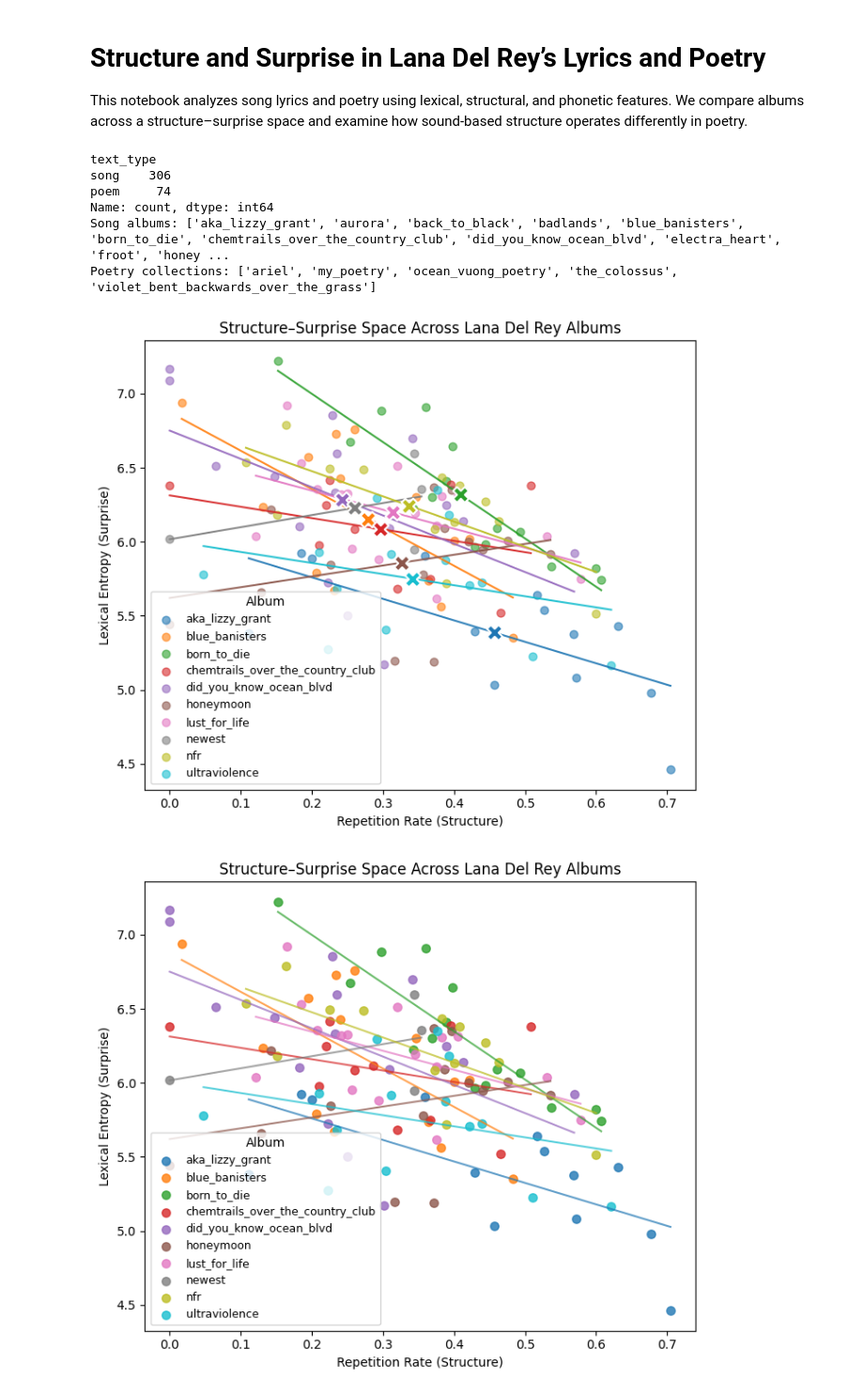
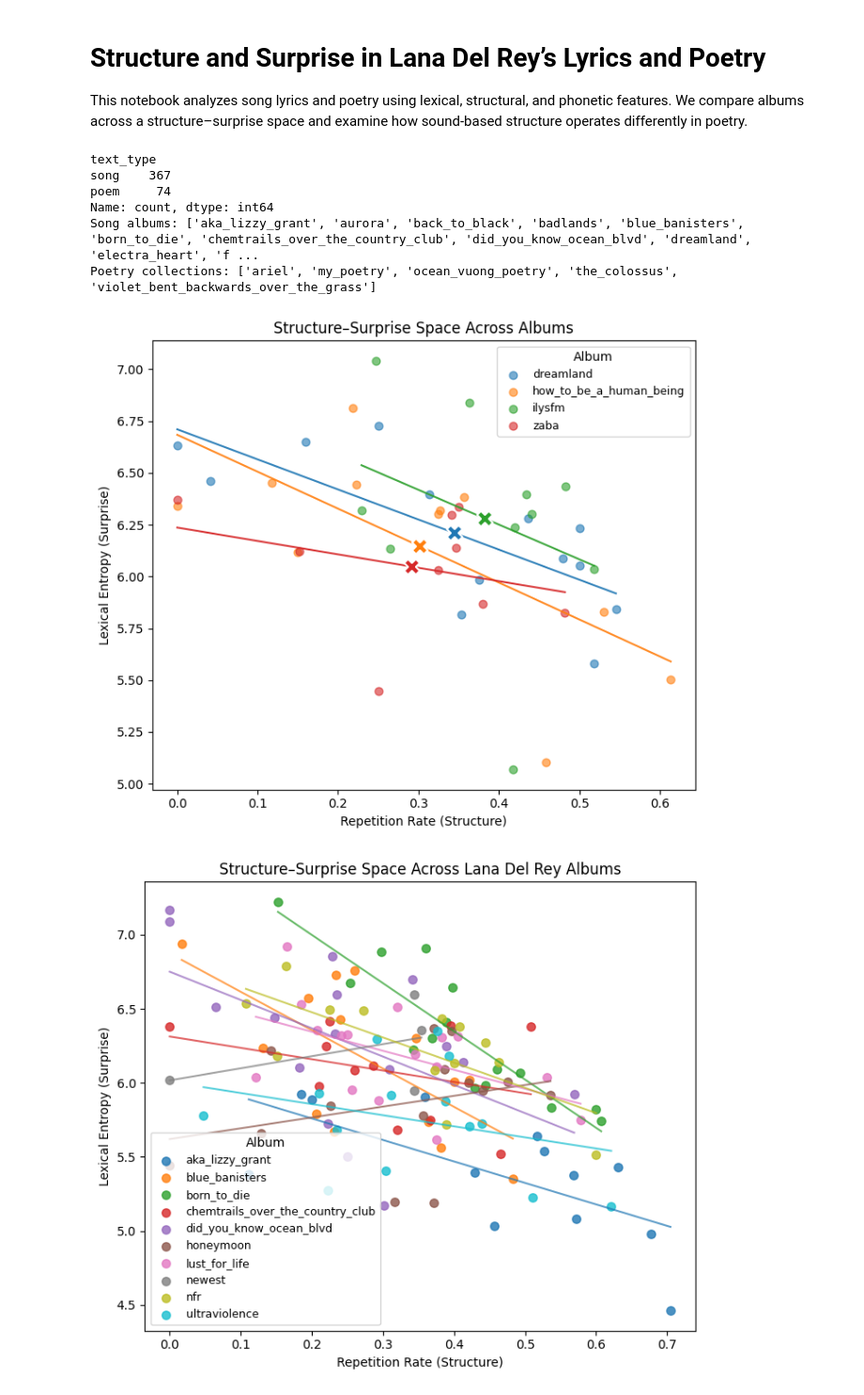
Before and after one commit to mahlidol/music_analysis, a Jupyter notebook: CMOR-438/notebooks/02_structure_surprise.ipynb, the cells around one changed output. Shown at 94% size. Saved outputs shown, nothing was run; the diff lists cells and outputs as text; code cells hidden in the pictures.

```diff
--- a/CMOR-438/notebooks/02_structure_surprise.ipynb
+++ b/CMOR-438/notebooks/02_structure_surprise.ipynb
@@ -51,7 +59,7 @@ ALBUM_YEARS = {
     "the_colossus": 1960
 }
 # %%
-import pandas as pd
+
 
 # 1) Load the features table (adjust path if needed)
 df = pd.read_csv("../data/features/song_features.csv")
@@ -99,6 +107,15 @@ GLASS_ANIMALS_ALBUMS = {
     "ilysfm",
 }
 
+MARINA_ALBUMS = {
+    "the_family_jewels",
+    "electra_heart",
+    "froot",
+    "love+fear",
+    "ancient_dreams_in_a_modern_land",
+    "princess_of_power",
+}
+
 # 3) Ensure a text_type column exists (no KeyError ever again)
 df["text_type"] = df["album"].apply(lambda a: "poem" if a in POETRY_ALBUMS else "song")
 
@@ -139,59 +156,14 @@ print("Song albums:", sorted(df_songs["album"].unique()))
 print("Poetry collections:", sorted(df_poems["album"].unique()))
 # %% [output]
 text_type
-song    306
+song    367
 poem     74
 Name: count, dtype: int64
-Song albums: ['aka_lizzy_grant', 'aurora', 'back_to_black', 'badlands', 'blue_banisters', 'born_to_die', 'chemtrails_over_the_country_club', 'did_you_know_ocean_blvd', 'electra_heart', 'froot', 'honey ...
+Song albums: ['aka_lizzy_grant', 'aurora', 'back_to_black', 'badlands', 'blue_banisters', 'born_to_die', 'chemtrails_over_the_country_club', 'did_you_know_ocean_blvd', 'dreamland', 'electra_heart', 'f ...
 Poetry collections: ['ariel', 'my_poetry', 'ocean_vuong_poetry', 'the_colossus', 'violet_bent_backwards_over_the_grass']
 # %%
-plt.figure(figsize=(7, 6))
-
-for album in sorted(df_glass_animals["album"].unique()):
-    sub = df_lana[df_glass_animals["album"] == album]
-
-    plt.scatter(
-        sub["repetition_rate"],
-        sub["lexical_entropy"],
-        s=40,
-        alpha=0.6,
-        label=album
-    )
-
-    if len(sub) > 1:
-        x = sub["repetition_rate"].values
-        y = sub["lexical_entropy"].values
-        m, b = np.polyfit(x, y, 1)
-        xs = np.linspace(x.min(), x.max(), 100)
-        ys = m * xs + b
-
-        line, = plt.plot(xs, ys, alpha=0.9)
-        line_color = line.get_color()
-
-
-    mean_x = x.mean()
-    mean_y = y.mean()
-
-    plt.scatter(
-    mean_x,
-    mean_y,
-    marker="X",
-    s=160,
-    color=line_color,
-    edgecolor="white",
-    linewidth=1.5,
-    zorder=6
-)
-
-
-plt.xlabel("Repetition Rate (Structure)")
-plt.ylabel("Lexical Entropy (Surprise)")
-plt.title("Structure–Surprise Space Across Albums")
-plt.legend(title="Album", fontsize=9)
-plt.tight_layout()
-plt.show()
 # %% [output]
-[figure, old version]
+[figure, new version]
 # %%
 plt.figure(figsize=(7, 6))
 
```
Also changed, not shown: parts of 8 cells of this notebook, 1 other file.
